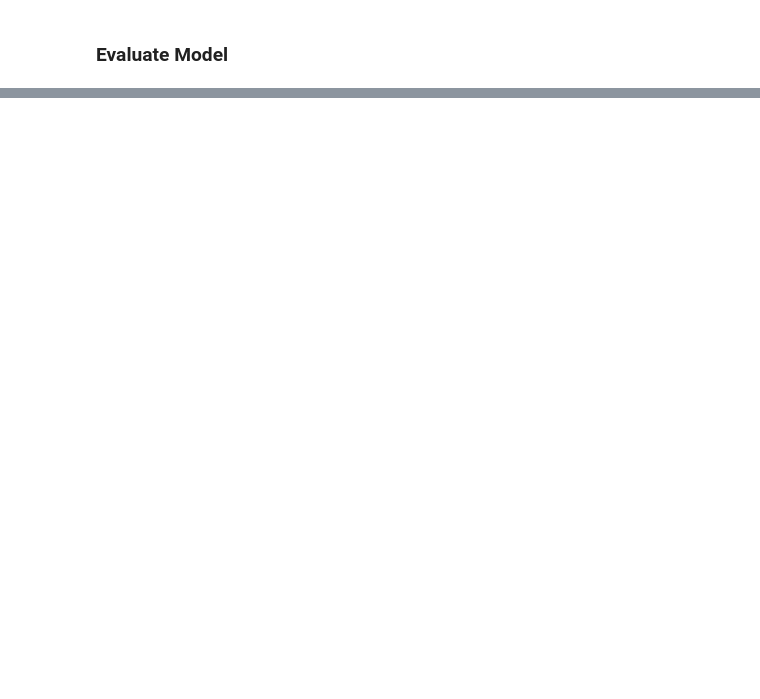
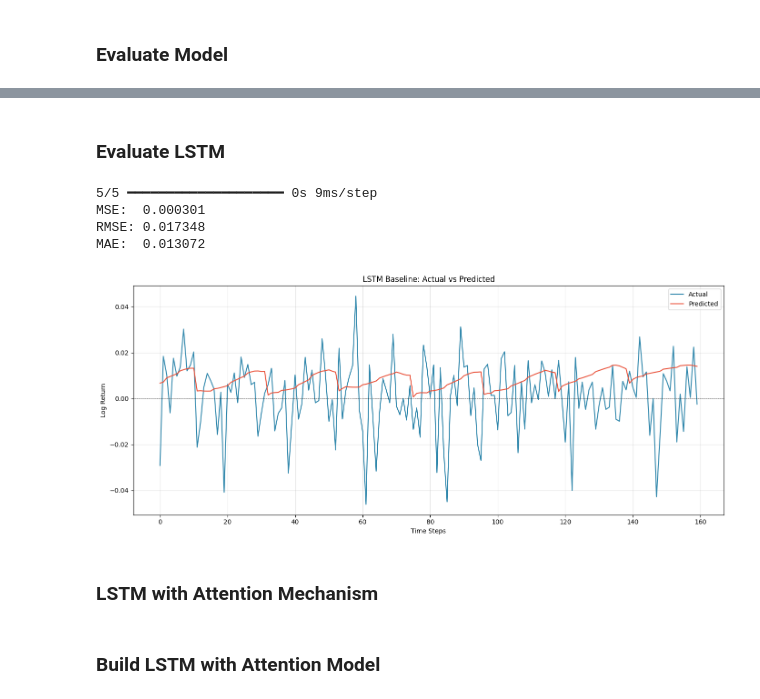
Before and after one commit to IshaPatro/DeepTemporalModelsWithAttentionAndSkipConnectionsForWheatFutures, a Jupyter notebook: DeepTemporalModelsWithAttentionAndSkipConnectionsForWheatFutures.ipynb, the cells around one changed output, grey strips where cells are left out. Cells and saved outputs as stored; diff of their text form; code cells hidden in the pictures; blank space fills up the shorter version.

```diff
--- a/DeepTemporalModelsWithAttentionAndSkipConnectionsForWheatFutures.ipynb
+++ b/DeepTemporalModelsWithAttentionAndSkipConnectionsForWheatFutures.ipynb
@@ -1211,0 +1236,9 @@ plt.show()
+# %%
+history_lstm = lstm_model.fit(
+    X_train_seq,
+    y_train_seq,
+    validation_data=(X_val_seq, y_val_seq),
+    epochs=20,
+    batch_size=32,
+    verbose=1
+)
@@ -1211,0 +1263,38 @@ plt.show()
+# %% [markdown]
+### Evaluate LSTM
+# %%
+y_pred_lstm_scaled = lstm_model.predict(X_test_seq).flatten()
+
+y_pred_lstm = target_scaler.inverse_transform(y_pred_lstm_scaled.reshape(-1, 1)).flatten()
+y_true_lstm = target_scaler.inverse_transform(y_test_seq.reshape(-1, 1)).flatten()
+
+mse_lstm = mean_squared_error(y_true_lstm, y_pred_lstm)
+rmse_lstm = np.sqrt(mse_lstm)
+mae_lstm = mean_absolute_error(y_true_lstm, y_pred_lstm)
+
+print(f"MSE:  {mse_lstm:.6f}")
+print(f"RMSE: {rmse_lstm:.6f}")
+print(f"MAE:  {mae_lstm:.6f}")
+# %% [output]
+5/5 ━━━━━━━━━━━━━━━━━━━━ 0s 9ms/step
+MSE:  0.000301
+RMSE: 0.017348
+MAE:  0.013072
+# %%
+fig, ax = plt.subplots(1, 1, figsize=(14, 6))
+
+ax.plot(range(len(y_true_lstm)), y_true_lstm, label='Actual', color='#2E86AB', linewidth=1.5)
+ax.plot(range(len(y_pred_lstm)), y_pred_lstm, label='Predicted', color='#E94F37', linewidth=1.5)
+ax.set_xlabel('Time Steps')
+ax.set_ylabel('Log Return')
+ax.set_title(f'LSTM Baseline: Actual vs Predicted')
+ax.legend()
+ax.grid(True, alpha=0.3)
+ax.axhline(y=0, color='black', linestyle='--', linewidth=0.5)
+
+plt.tight_layout()
+plt.show()
+# %% [output]
+[figure, added]
+# %% [markdown]
+### LSTM with Attention Mechanism
@@ -1211,0 +1316,2 @@ plt.show()
+# %% [markdown]
+### Build LSTM with Attention Model
```
Also changed, not shown: parts of 45 cells of this notebook.
